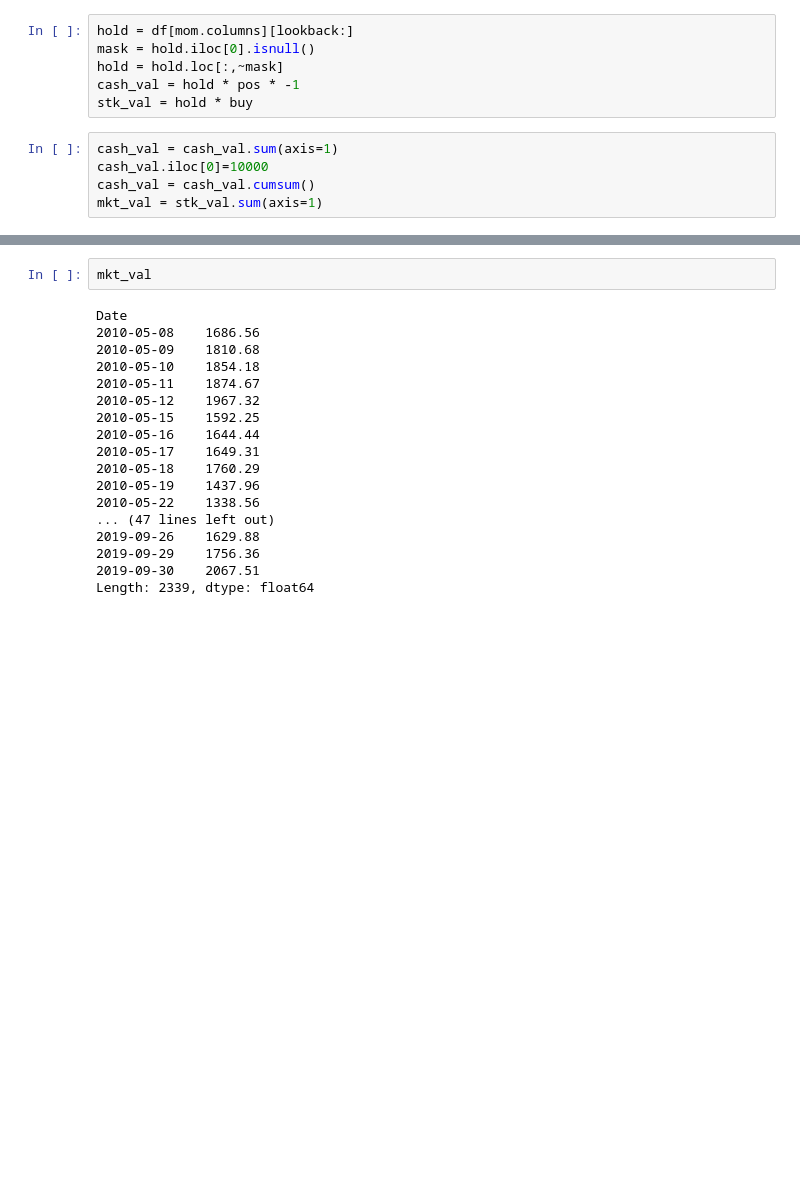
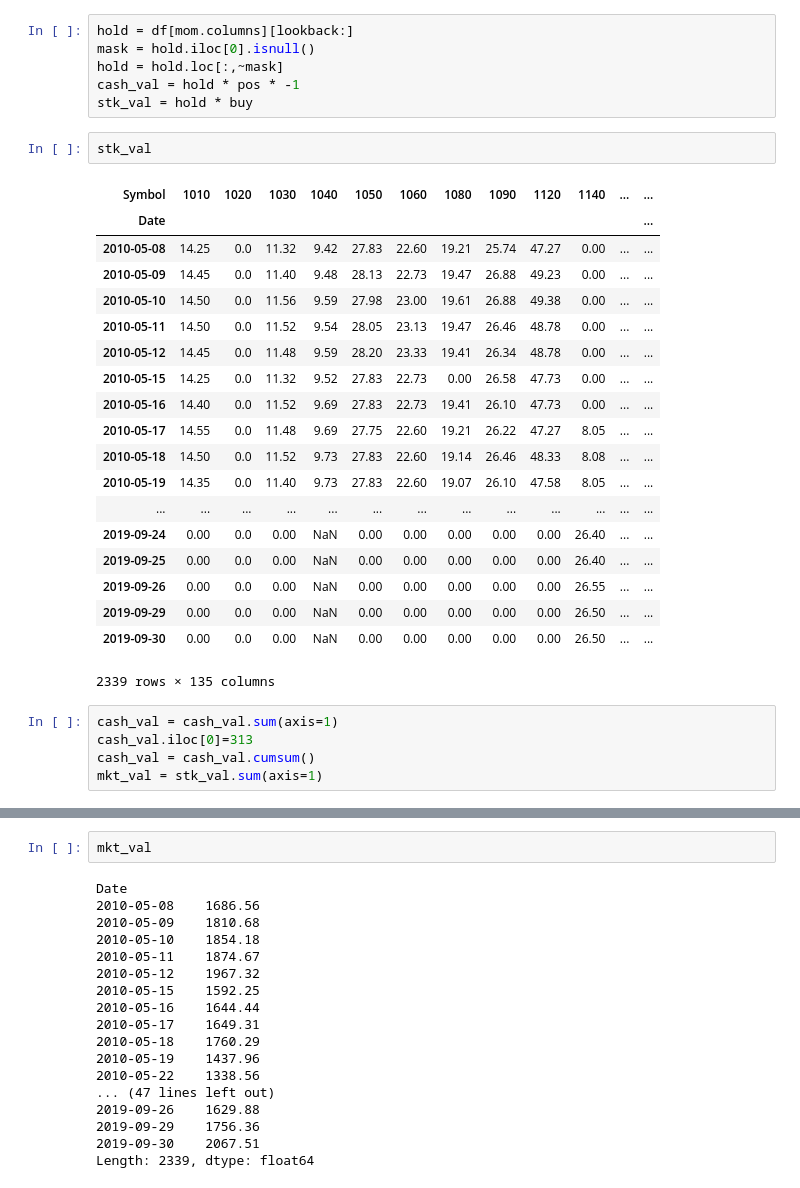
Before and after one commit to abonaser87/StocksHistoricalData, a Jupyter notebook: TSMOMENTUM.ipynb, the cells around one changed output, grey strips where cells are left out. Drawn from its saved outputs; the diff is of its cells as text; blank space fills up the shorter version.

```diff
--- a/TSMOMENTUM.ipynb
+++ b/TSMOMENTUM.ipynb
@@ -269,9 +291,31 @@ mask = hold.iloc[0].isnull()
 hold = hold.loc[:,~mask]
 cash_val = hold * pos * -1
 stk_val = hold * buy
+# %%
+stk_val
+# %% [output]
+| Symbol | 1010 | 1020 | 1030 | 1040 | 1050 | 1060 | 1080 | 1090 | 1120 | 1140 | ... | ... |
+| Date |  |  |  |  |  |  |  |  |  |  |  | ... |
+| 2010-05-08 | 14.25 | 0.0 | 11.32 | 9.42 | 27.83 | 22.60 | 19.21 | 25.74 | 47.27 | 0.00 | ... | ... |
+| 2010-05-09 | 14.45 | 0.0 | 11.40 | 9.48 | 28.13 | 22.73 | 19.47 | 26.88 | 49.23 | 0.00 | ... | ... |
+| 2010-05-10 | 14.50 | 0.0 | 11.56 | 9.59 | 27.98 | 23.00 | 19.61 | 26.88 | 49.38 | 0.00 | ... | ... |
+| 2010-05-11 | 14.50 | 0.0 | 11.52 | 9.54 | 28.05 | 23.13 | 19.47 | 26.46 | 48.78 | 0.00 | ... | ... |
+| 2010-05-12 | 14.45 | 0.0 | 11.48 | 9.59 | 28.20 | 23.33 | 19.41 | 26.34 | 48.78 | 0.00 | ... | ... |
+| 2010-05-15 | 14.25 | 0.0 | 11.32 | 9.52 | 27.83 | 22.73 | 0.00 | 26.58 | 47.73 | 0.00 | ... | ... |
+| 2010-05-16 | 14.40 | 0.0 | 11.52 | 9.69 | 27.83 | 22.73 | 19.41 | 26.10 | 47.73 | 0.00 | ... | ... |
+| 2010-05-17 | 14.55 | 0.0 | 11.48 | 9.69 | 27.75 | 22.60 | 19.21 | 26.22 | 47.27 | 8.05 | ... | ... |
+| 2010-05-18 | 14.50 | 0.0 | 11.52 | 9.73 | 27.83 | 22.60 | 19.14 | 26.46 | 48.33 | 8.08 | ... | ... |
+| 2010-05-19 | 14.35 | 0.0 | 11.40 | 9.73 | 27.83 | 22.60 | 19.07 | 26.10 | 47.58 | 8.05 | ... | ... |
+| ... | ... | ... | ... | ... | ... | ... | ... | ... | ... | ... | ... | ... |
+| 2019-09-24 | 0.00 | 0.0 | 0.00 | NaN | 0.00 | 0.00 | 0.00 | 0.00 | 0.00 | 26.40 | ... | ... |
+| 2019-09-25 | 0.00 | 0.0 | 0.00 | NaN | 0.00 | 0.00 | 0.00 | 0.00 | 0.00 | 26.40 | ... | ... |
+| 2019-09-26 | 0.00 | 0.0 | 0.00 | NaN | 0.00 | 0.00 | 0.00 | 0.00 | 0.00 | 26.55 | ... | ... |
+| 2019-09-29 | 0.00 | 0.0 | 0.00 | NaN | 0.00 | 0.00 | 0.00 | 0.00 | 0.00 | 26.50 | ... | ... |
+| 2019-09-30 | 0.00 | 0.0 | 0.00 | NaN | 0.00 | 0.00 | 0.00 | 0.00 | 0.00 | 26.50 | ... | ... |
+2339 rows × 135 columns
 # %%
 cash_val = cash_val.sum(axis=1)
-cash_val.iloc[0]=10000
+cash_val.iloc[0]=313
 cash_val = cash_val.cumsum()
 mkt_val = stk_val.sum(axis=1)
 # %%
```
Also changed, not shown: parts of 11 cells of this notebook.
